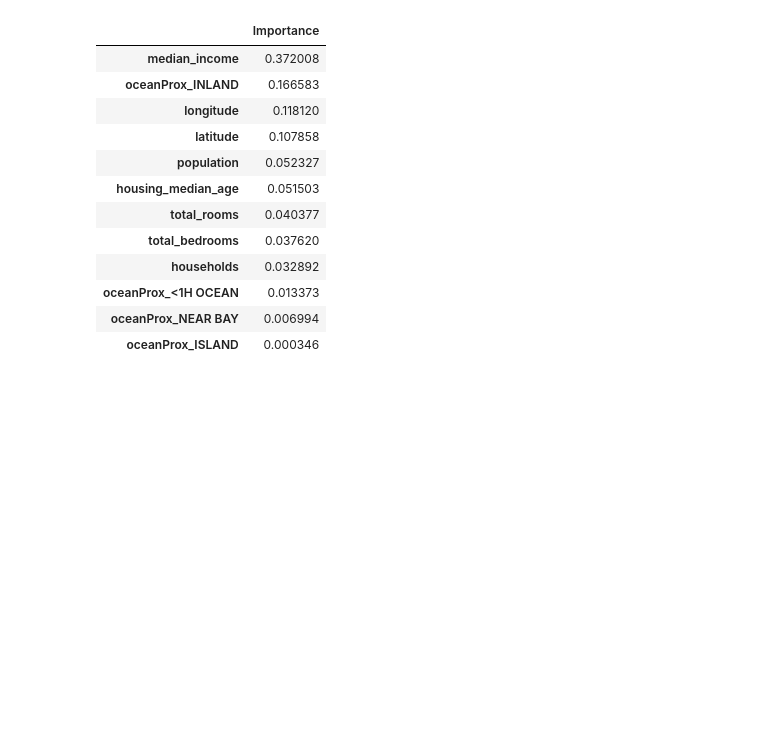
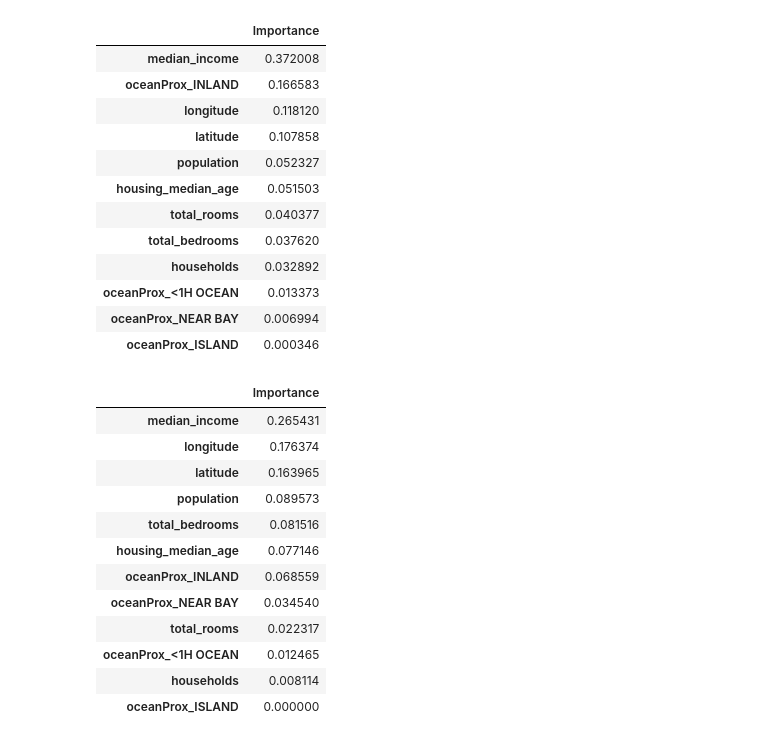
Before and after one commit to ahowe42/pyspark_explore, a Jupyter notebook: pyspark_essentials_udemy/MLLIB_Regression.ipynb, the cells around one changed output. Saved outputs shown, nothing was run; the diff lists cells and outputs as text; code cells hidden in the pictures; blank space fills up the shorter version.

Commit message:
Added gradient boosting trees to the regression NB.

```diff
--- a/pyspark_essentials_udemy/MLLIB_Regression.ipynb
+++ b/pyspark_essentials_udemy/MLLIB_Regression.ipynb
@@ -249,7 +249,7 @@ only showing top 20 rows
 ''' set up the estimators & param grids '''
 models = {}
 
-# linear regression
+'''# linear regression
 linreg = LinearRegression()
 params = (ParamGridBuilder().addGrid(linreg.elasticNetParam, [0.0, 0.25, 0.5, 0.75, 1.0]).build())
 paramNames = ['elasticnetparam']
@@ -260,14 +260,14 @@ ranfor = RandomForestRegressor(numTrees=20)
 params = (ParamGridBuilder().addGrid(ranfor.maxBins, [20, 40, 80, 100])\
               .addGrid(ranfor.maxDepth, [5, 10, 30]).build())
 paramNames = ['maxbins', 'maxdepth']
-models['random forest'] = [ranfor, params, paramNames, None, None]
+models['random forest'] = [ranfor, params, paramNames, None, None]'''
 
 # gradient boosting trees
-gradbst = GBTRegressor(numTrees=20)
+gradbst = GBTRegressor(maxIter=20)
 params = (ParamGridBuilder().addGrid(gradbst.maxBins, [20, 40, 80, 100])\
               .addGrid(gradbst.maxDepth, [5, 10, 30]).build())
 paramNames = ['maxbins', 'maxdepth']
-models['grading boost'] = [gradbst, params, paramNames, None, None]
+models['gradient boost'] = [gradbst, params, paramNames, None, None]
 # %%
 ''' run the models '''
 # number of cv folds
@@ -368,5 +370,24 @@ display(imports)
 | oceanProx_<1H OCEAN | 0.013373 |
 | oceanProx_NEAR BAY | 0.006994 |
 | oceanProx_ISLAND | 0.000346 |
+# %%
+# view feature importances for gradient boost
+imports = models['gradient boost'][3].bestModel.featureImportances.toArray()
+imports = pd.DataFrame(index=features, data=imports, columns=['Importance']).sort_values(by='Importance', ascending=False, inplace=False)
+display(imports)
+# %% [output]
+|  | Importance |
+| median_income | 0.265431 |
+| longitude | 0.176374 |
+| latitude | 0.163965 |
+| population | 0.089573 |
+| total_bedrooms | 0.081516 |
+| housing_median_age | 0.077146 |
+| oceanProx_INLAND | 0.068559 |
+| oceanProx_NEAR BAY | 0.034540 |
+| total_rooms | 0.022317 |
+| oceanProx_<1H OCEAN | 0.012465 |
+| households | 0.008114 |
+| oceanProx_ISLAND | 0.000000 |
 # %%
 sc.stop()
```
Also changed, not shown: parts of 2 cells of this notebook.
